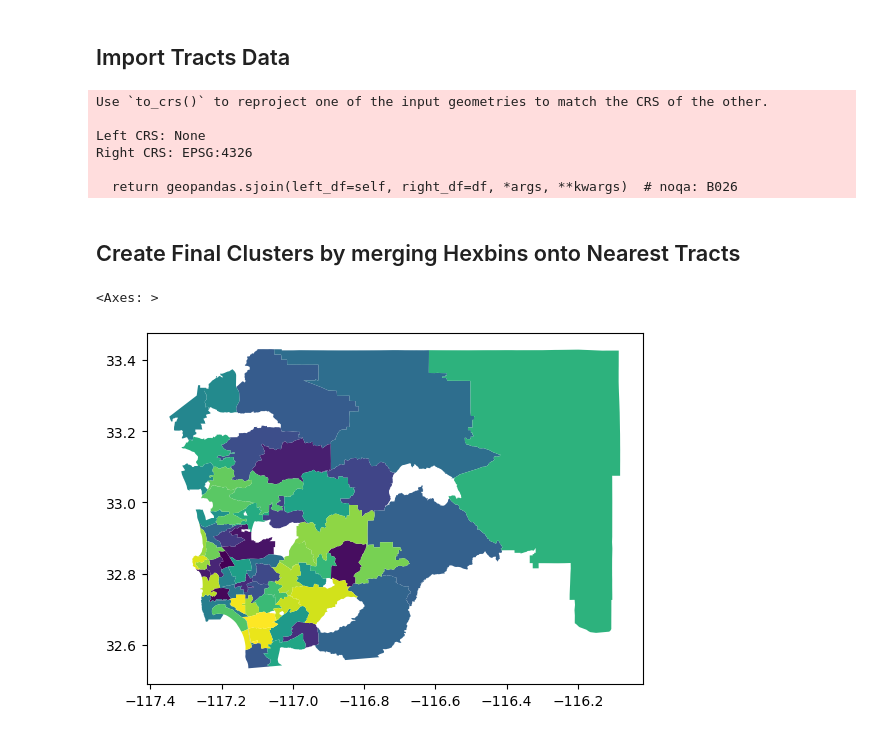
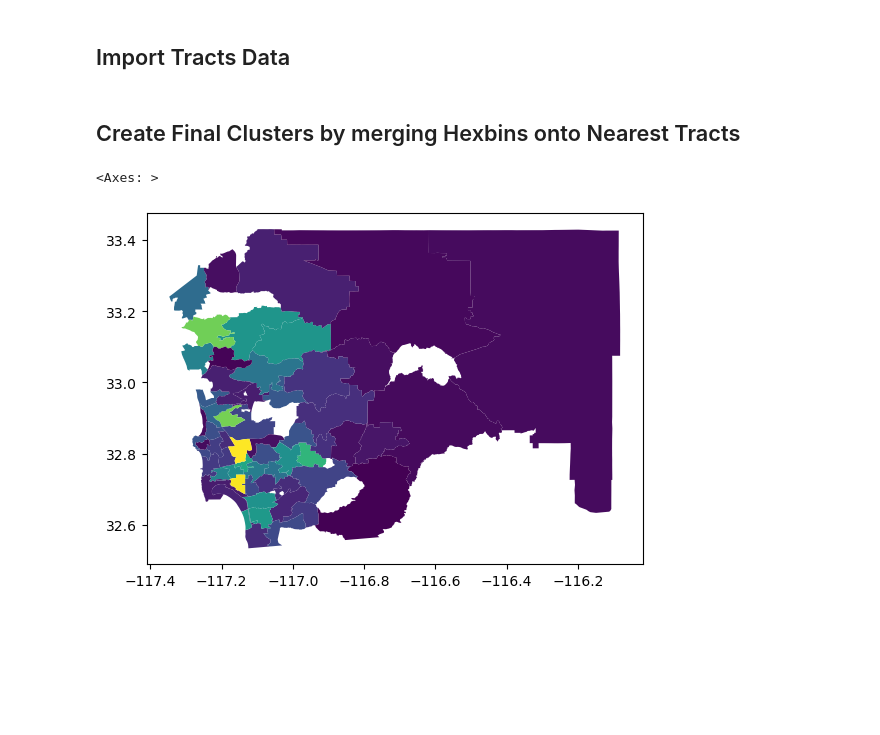
Before and after one commit to michaelmss/DSC180A-Activity-Centers, a Jupyter notebook: Notebooks/Hexbins.ipynb, the cells around one changed output. Saved outputs shown, nothing was run; the diff lists cells and outputs as text; code cells hidden in the pictures; blank space fills up the shorter version.

```diff
--- a/Notebooks/Hexbins.ipynb
+++ b/Notebooks/Hexbins.ipynb
@@ -76,10 +58,12 @@ final_merge = final_merge[~final_merge['Categories'].isna()]
 # %% [markdown]
 ## Groupby Each Hexbin and Count the # of Businesses in Each Bin
 # %%
-index_and_counts = final_merge\
-    .groupby('index_left').count()\
-    .sort_values(by='x').reset_index()[['index_left','APN',]]\
-    .rename(columns={'APN':'Count'})
+def generate_counts(df):
+    return df\
+        .groupby('index_left').count()\
+        .sort_values(by='x').reset_index()[['index_left','APN',]]\
+        .rename(columns={'APN':'Count'})
+index_and_counts = generate_counts(final_merge)
 # %% [markdown]
 ## Generate Center Points of Each Hexbin
 # %%
@@ -131,27 +101,24 @@ tracts = tracts.set_geometry('the_geom')
 # %%
-poly_df = full_merge.merge(df[['index_left','cluster']],how='left')
-geometry = poly_df['geometry'].apply(Point)
-gpdf = gpd.GeoDataFrame(poly_df, geometry=geometry)
+def merge_tracts(full,df,tracts):
+    poly_df = full_merge.merge(df[['index_left','cluster']],how='left')
+    geometry = poly_df['geometry'].apply(Point)
+    gpdf = gpd.GeoDataFrame(poly_df, geometry=geometry)
+    pre_groupby = tracts.sjoin(gpdf.drop(columns=['index_left']), how='left', predicate='contains')
+    return pre_groupby.groupby('the_geom')['cluster']
+groupby_tracts = merge_tracts(full_merge,_df,tracts)
-# %%
-pre_groupby = tracts.sjoin(gpdf.drop(columns=['index_left']), how='left', predicate='contains')
-groupby_tracts = pre_groupby.groupby('the_geom')['cluster']
-# %% [output]
-Use `to_crs()` to reproject one of the input geometries to match the CRS of the other.
-
-Left CRS: None
-Right CRS: EPSG:4326
-
-  return geopandas.sjoin(left_df=self, right_df=df, *args, **kwargs)  # noqa: B026
 # %% [markdown]
 ## Create Final Clusters by merging Hexbins onto Nearest Tracts
 # %%
-# use the most common cluster type in the tract as it's cluster
-min_per_tract = 10
-clusters_tracts = groupby_tracts.agg(lambda x:x.value_counts().index[0] if x.any() and x.value_counts().index[0]>min_per_tract else -1).to_frame()
-clusters_tracts = clusters_tracts[clusters_tracts['cluster']!=-1].reset_index()
-clusters_tracts = clusters_tracts.set_geometry('the_geom')
-dissolved = clusters_tracts.dissolve(by='cluster').reset_index()
-dissolved.plot(column='cluster')
+def geometries_to_tracts(groupby_tracts, min_per_tract=10):
+    min_per_tract = 10
+    clusters_tracts = groupby_tracts.agg(lambda x:x.value_counts().index[0] if x.any() and x.value_counts().index[0]>min_per_tract else -1).to_frame()
+    clusters_tracts = clusters_tracts[clusters_tracts['cluster']!=-1].reset_index()
+    clusters_tracts = clusters_tracts.set_geometry('the_geom')
+    clusters_tracts = clusters_tracts.merge(groupby_tracts.count(),on='the_geom', how='left').rename(columns={'cluster_x':'cluster','cluster_y':'count'})
+
+    return  clusters_tracts.dissolve(by='cluster',aggfunc='sum').reset_index()
+dissolved = geometries_to_tracts(groupby_tracts)
+dissolved.plot(column='count')
 # %% [output]
 <Axes: >
-[figure, old version]
+[figure, new version]
```
Also changed, not shown: parts of 17 cells of this notebook, 17 other files.
